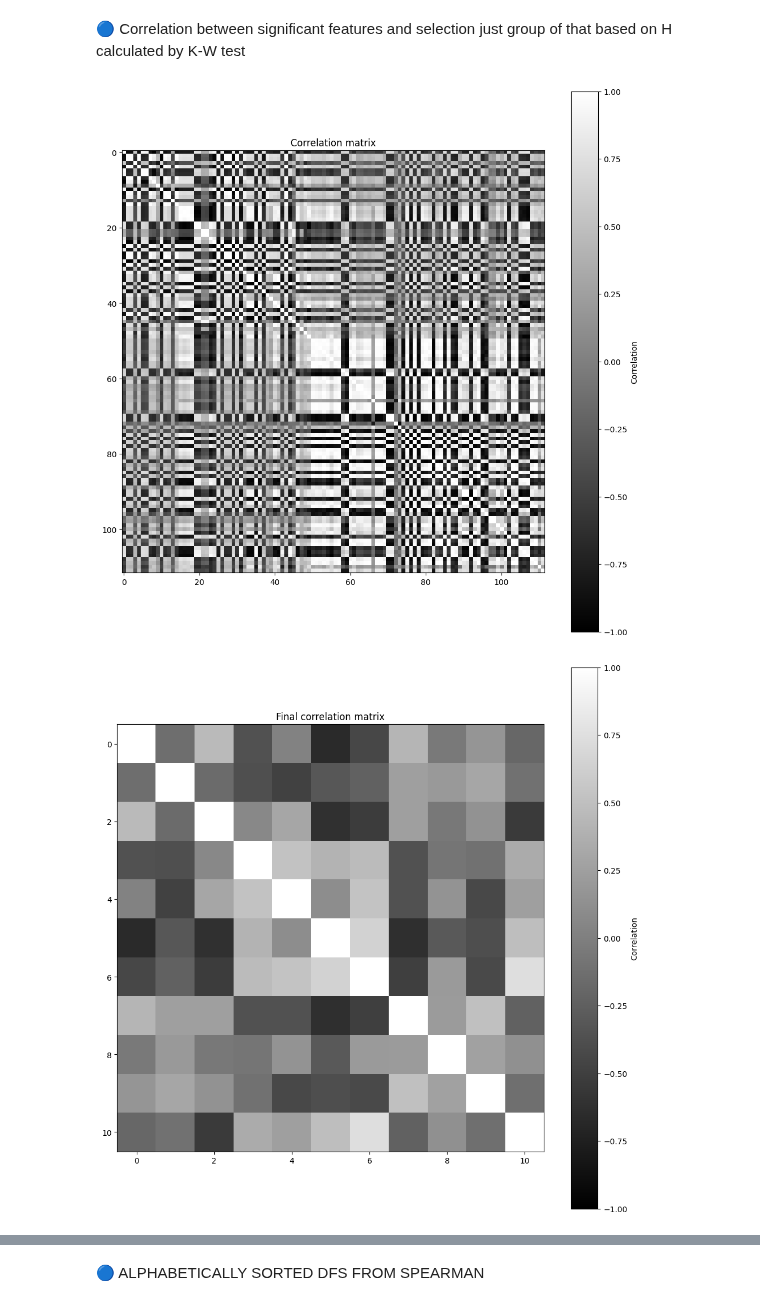
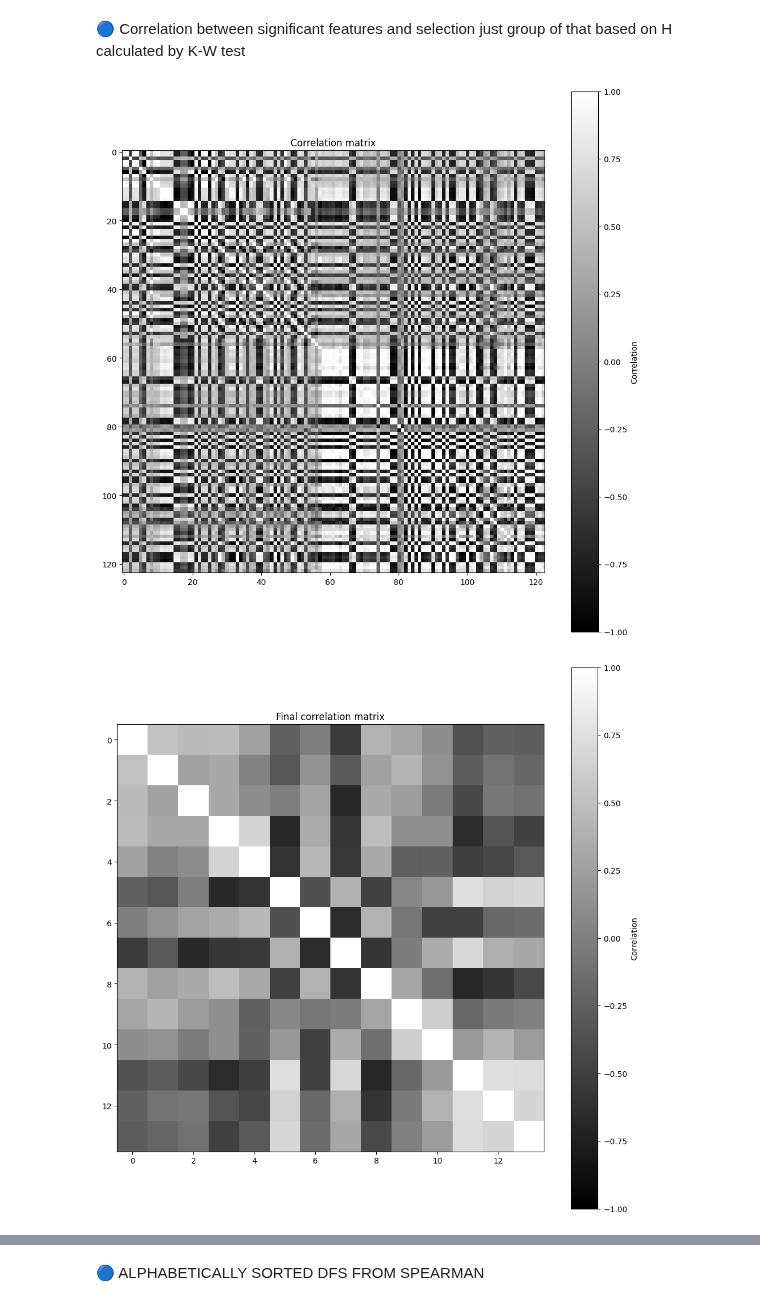
Before and after one commit to lukas1110/Analysis-of-multiple-myelomas-from-dual-CT, a Jupyter notebook: data_analysis/significant_analysis_features_clinical.ipynb, the cells around one changed output, grey strips where cells are left out. Saved outputs shown, nothing was run; the diff lists cells and outputs as text; code cells hidden in the pictures.

```diff
--- a/data_analysis/significant_analysis_features_clinical.ipynb
+++ b/data_analysis/significant_analysis_features_clinical.ipynb
@@ -65,8 +65,8 @@ VMI_120: 106 significant features (p < 0.05)
 # %% [markdown]
 🔵 Correlation between significant features and selection just group of that based on spearman_coef
 # %%
-spearman_c25_df = pd.read_csv(r"D:\CSV\spearman_coef\spearman_results_CaSupp_25.csv")
-features_df = pd.read_csv(r"D:\CSV\merged\merged_CaSupp_25_radiomics_spine_lesions_features.csv")
+spearman_c25_df = pd.read_csv(r"D:\CSV\spearman_coef\spearman_results_vmi120.csv")
+features_df = pd.read_csv(r"D:\CSV\merged\merged_monoe_120kev_radiomics_spine_lesions_features.csv")
 significant_features = spearman_c25_df.loc[spearman_c25_df['p_value'] < 0.05, 'Feature']
 
 scaler = StandardScaler()
@@ -210,8 +210,8 @@ Features with 3 significant pairs: 0
 # %% [markdown]
 🔵 Correlation between significant features and selection just group of that based on H calculated by K-W test
 # %%
-kw_c25_df = pd.read_csv(r"D:\CSV\kruskal_wallis\kruskal-wallis_CaSupp_25.csv")
-features_df = pd.read_csv(r"D:\CSV\merged\merged_CaSupp_25_radiomics_spine_lesions_features.csv")
+kw_c25_df = pd.read_csv(r"D:\CSV\kruskal_wallis\kruskal-wallis_vmi40.csv")
+features_df = pd.read_csv(r"D:\CSV\merged\merged_monoe_40kev_radiomics_spine_lesions_features.csv")
 significant_features = kw_c25_df.loc[kw_c25_df['p_all'] < 0.05, 'Feature']
 
 scaler = StandardScaler()
@@ -237,32 +237,32 @@ while True:
     np.fill_diagonal(corr_matrix.values, 0)
     max_corr = corr_matrix.values.max()
     if max_corr <= threshold:
         break
 
     max_pos = np.unravel_index(np.argmax(corr_matrix.values), corr_matrix.shape)
     feat1 = corr_matrix.columns[max_pos[0]]
     feat2 = corr_matrix.columns[max_pos[1]]
     spearman1 = kw_c25_df.loc[kw_c25_df['Feature'] == feat1, 'H_all'].values[0]
     spearman2 = kw_c25_df.loc[kw_c25_df['Feature'] == feat2, 'H_all'].values[0]
 
     if abs(spearman1) >= abs(spearman2):
         to_remove = feat2
     else:
         to_remove = feat1
     remaining_features.remove(to_remove)
 
 final_corr = features_scaled[remaining_features].corr(method='spearman')
 plt.figure(figsize=(10,10))
 plt.imshow(final_corr, cmap='gray', vmin=-1, vmax=1)
 plt.colorbar(label='Correlation')
 plt.title("Final correlation matrix")
 plt.tight_layout()
 plt.show()
 
 print(f"Significant before: {len(significant_features)}")
 print(f"Significant after: {len(remaining_features)}")
 print()
 print(remaining_features)
 # %% [output]
-[figure, old version]
+[figure, new version]
-[figure, old version]
+[figure, new version]
```
Also changed, not shown: parts of 2 cells of this notebook, 2 other files.
